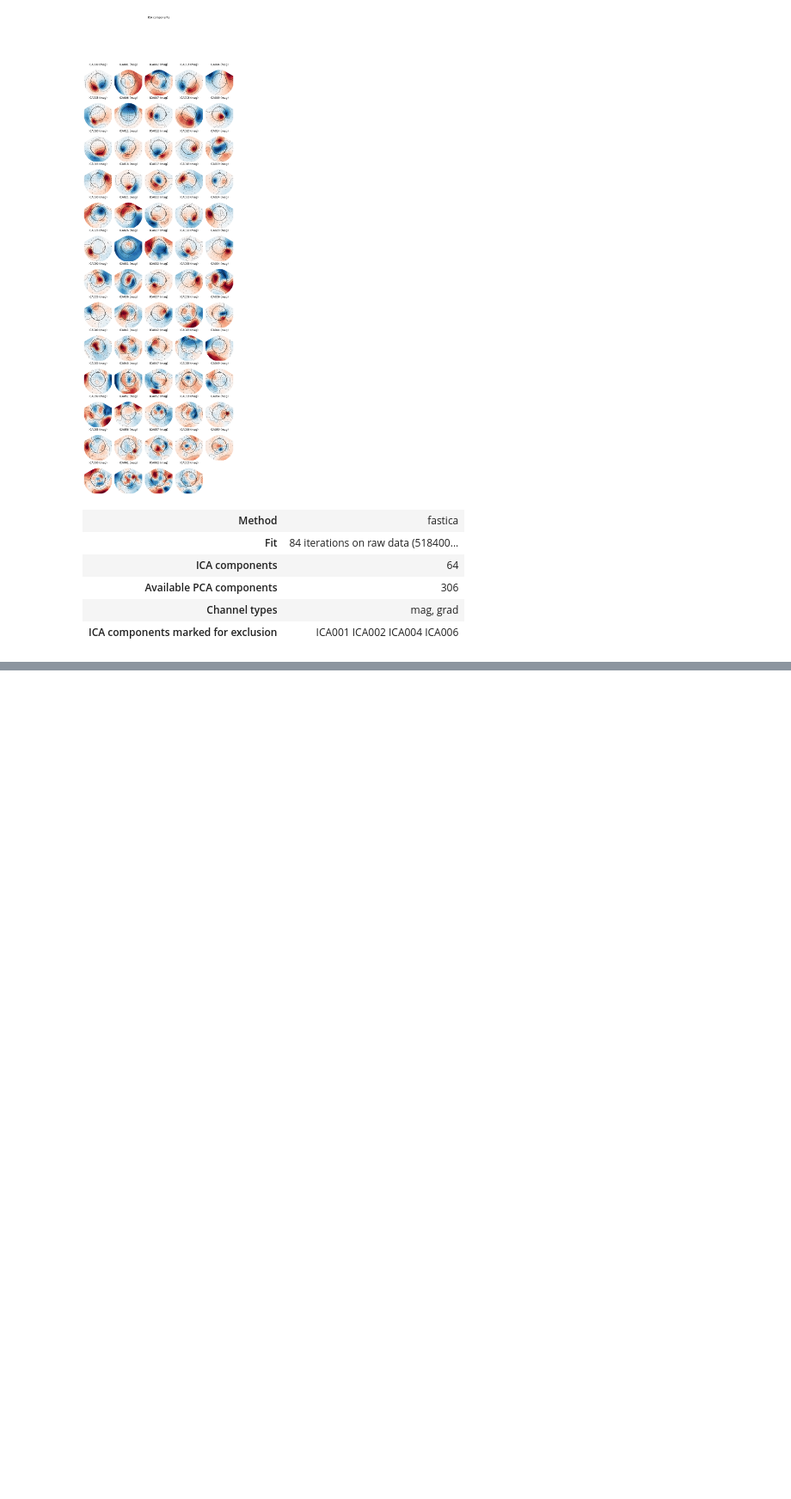
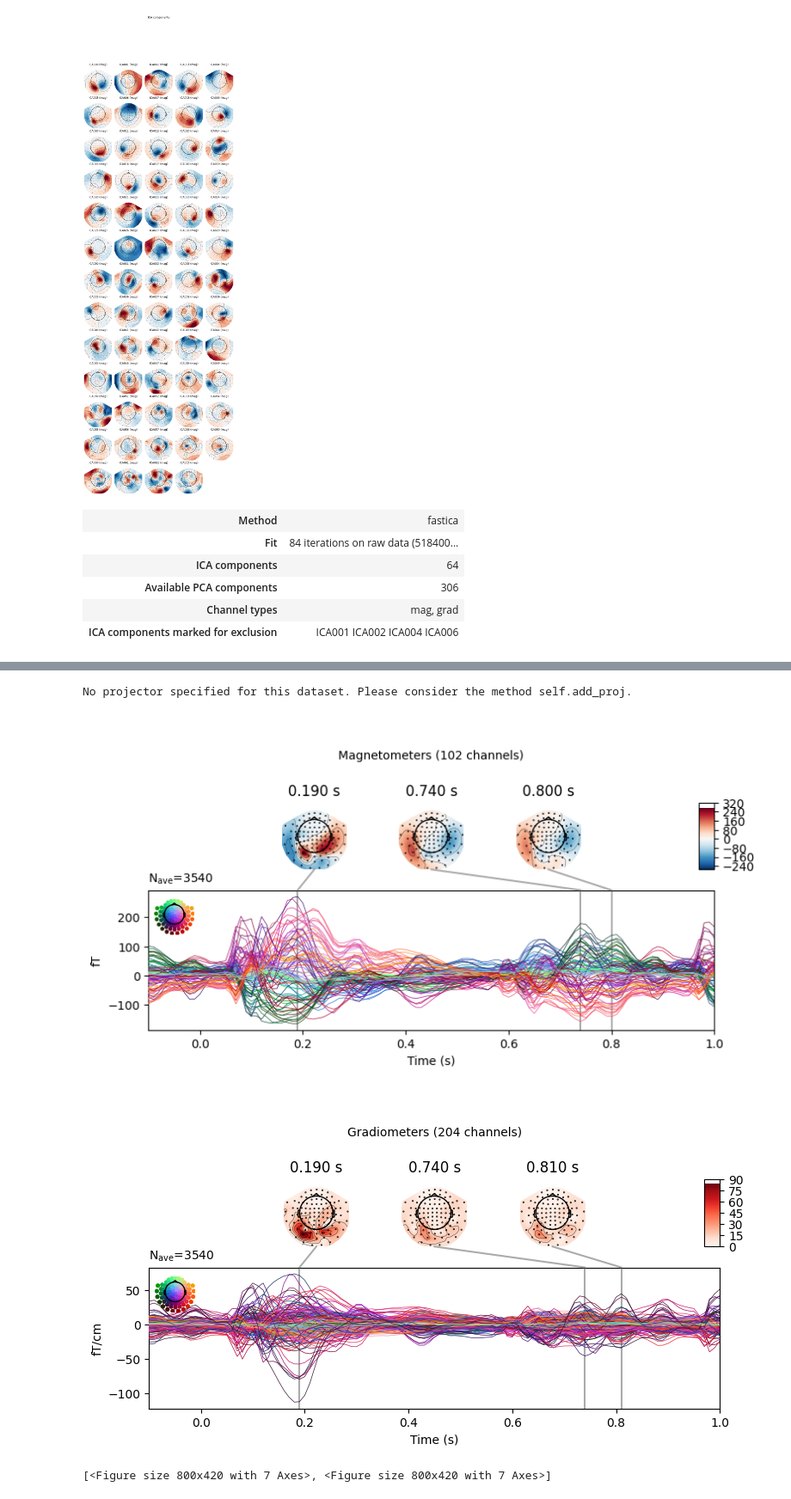
Before and after one commit to ricsinaruto/MEG-transfer-decoding, a Jupyter notebook: notebooks/cichy_check_outliers.ipynb, the cells around one changed output, grey strips where cells are left out. Shown at 86% size. Saved outputs shown, nothing was run; the diff lists cells and outputs as text; code cells hidden in the pictures; blank space fills up the shorter version.

```diff
--- a/notebooks/cichy_check_outliers.ipynb
+++ b/notebooks/cichy_check_outliers.ipynb
@@ -188,0 +264,8 @@ e=0
+# %%
+# plot evoked responses
+epochs.average().plot_joint()
+# %% [output]
+No projector specified for this dataset. Please consider the method self.add_proj.
+[figure, added]
+[figure, added]
+[<Figure size 800x420 with 7 Axes>, <Figure size 800x420 with 7 Axes>]
```
Also changed, not shown: parts of 6 cells of this notebook, 9 other files.
